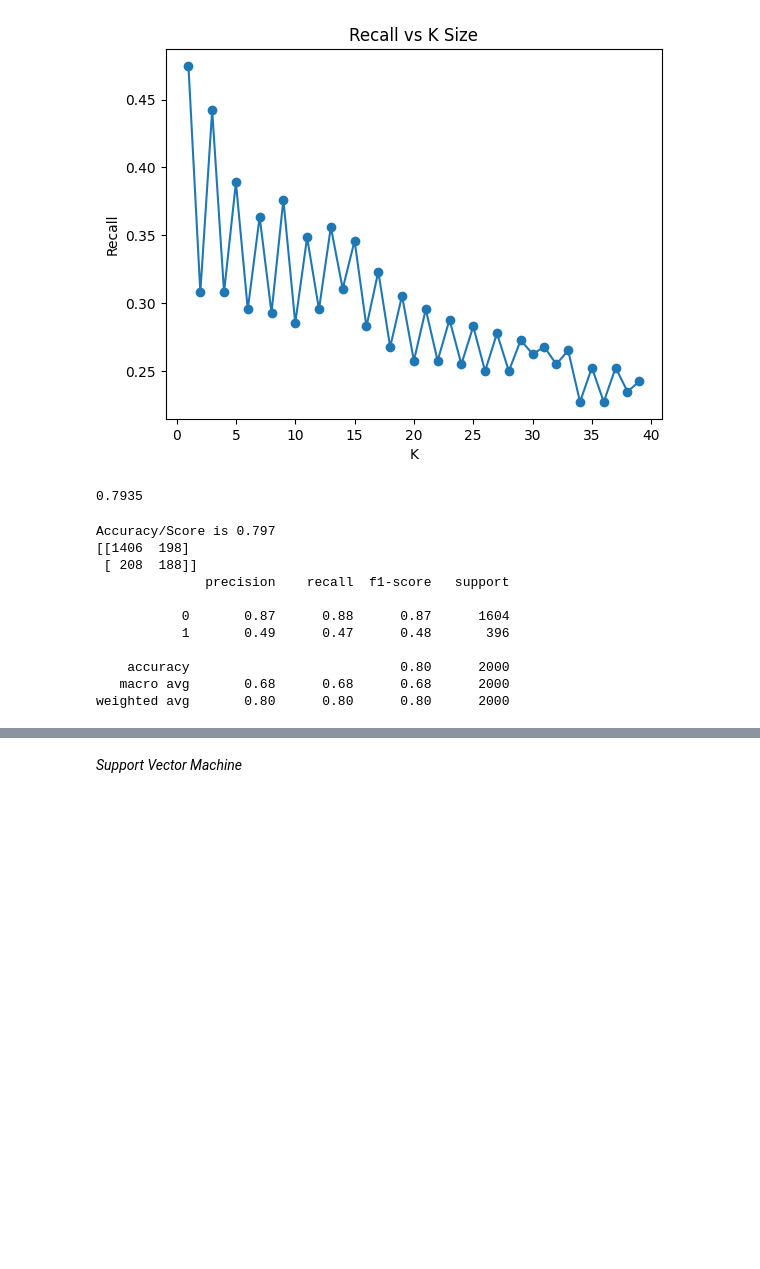
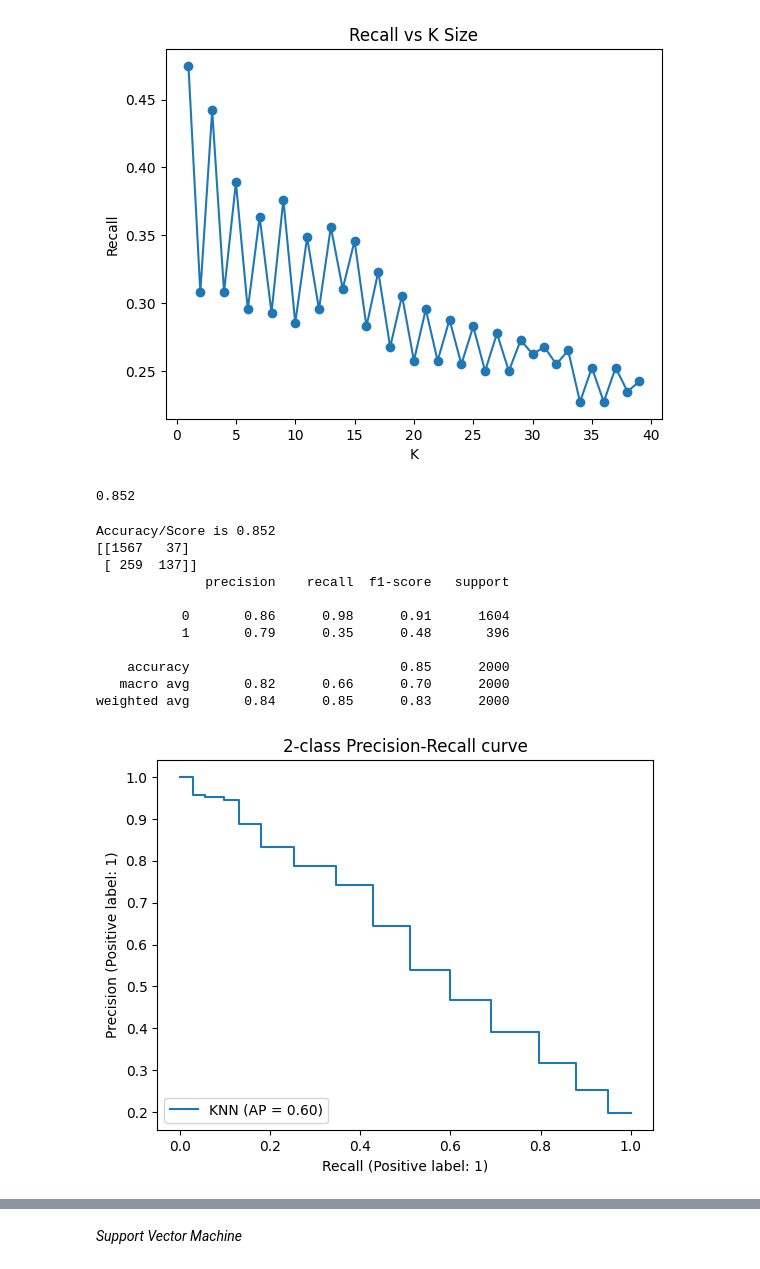
Before and after one commit to mmwitters/CDA_Project, a Jupyter notebook: Final Project.ipynb, the cells around one changed output, grey strips where cells are left out. Cells and saved outputs as stored; diff of their text form; code cells hidden in the pictures; blank space fills up the shorter version.

```diff
--- a/Final Project.ipynb
+++ b/Final Project.ipynb
@@ -790,11 +790,11 @@ plt.ylabel('Recall')
 Text(0, 0.5, 'Recall')
 [figure]
 # %%
-knn = KNeighborsClassifier(n_neighbors=1).fit(X_train_scaled, y_train) #best accuracy at k=15; best recall for k=1
+knn = KNeighborsClassifier(n_neighbors=15).fit(X_train_mod_sc, y_train) #best accuracy at k=15; best recall for k=1
 # %%
-knn.score(X_test_scaled, y_test)
+knn.score(X_test_mod_sc, y_test)
 # %% [output]
-0.7935
+0.852
 # %%
 knn_preds = knn.predict(X_test_mod_sc)
 # %%
@@ -803,16 +803,23 @@ print('Accuracy/Score is {}'.format(knn_accuracy))
 print(confusion_matrix(y_test, knn_preds))
 print(classification_report(y_test, knn_preds, zero_division=1))
 # %% [output]
-Accuracy/Score is 0.797
-[[1406  198]
- [ 208  188]]
+Accuracy/Score is 0.852
+[[1567   37]
+ [ 259  137]]
               precision    recall  f1-score   support
 
-           0       0.87      0.88      0.87      1604
-           1       0.49      0.47      0.48       396
+           0       0.86      0.98      0.91      1604
+           1       0.79      0.35      0.48       396
 
-    accuracy                           0.80      2000
-   macro avg       0.68      0.68      0.68      2000
-weighted avg       0.80      0.80      0.80      2000
+    accuracy                           0.85      2000
+   macro avg       0.82      0.66      0.70      2000
+weighted avg       0.84      0.85      0.83      2000
 # %%
 #classification_report(y_test, knn_preds, zero_division=1, output_dict=True)['1']['recall']
+# %%
+display = PrecisionRecallDisplay.from_estimator(
+    knn, X_test_mod_sc, y_test, name="KNN"
+)
+_ = display.ax_.set_title("2-class Precision-Recall curve")
+# %% [output]
+[figure, added]
```
Also changed, not shown: parts of 1 cell of this notebook.
